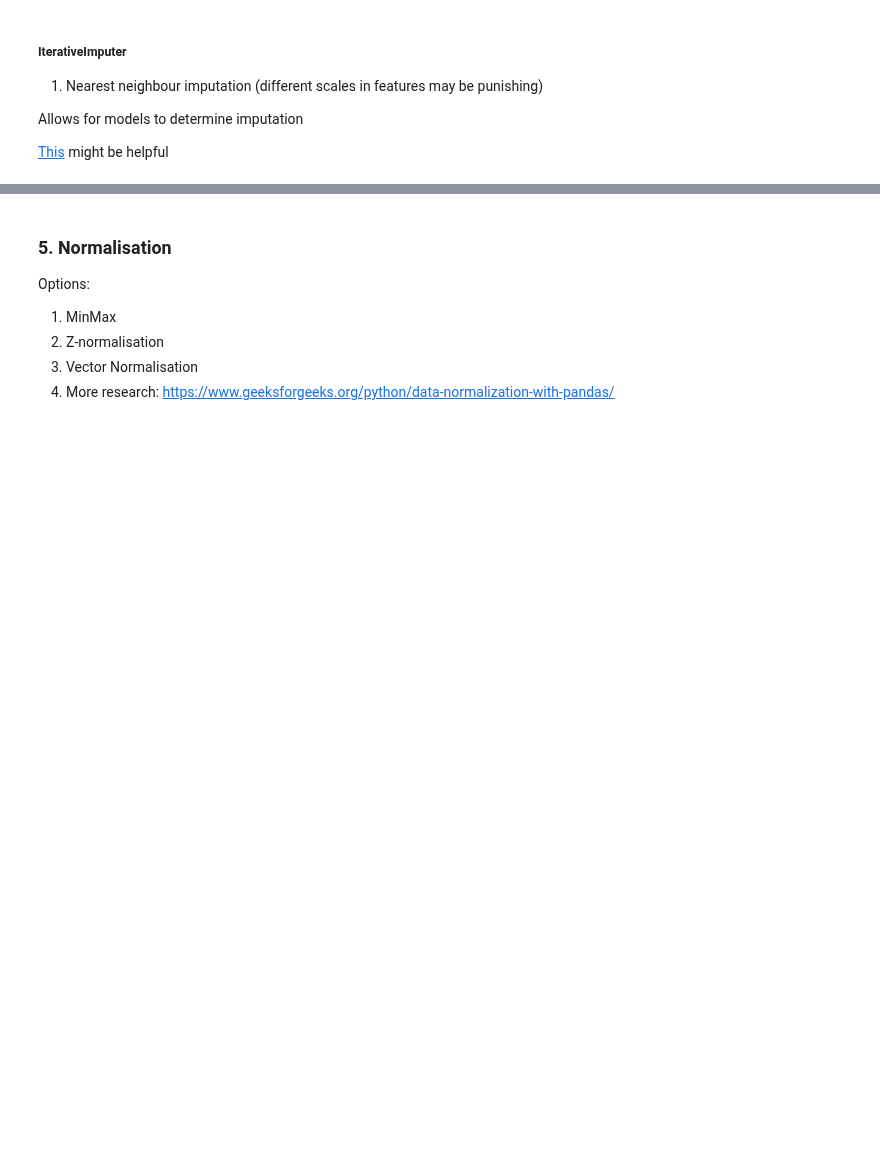
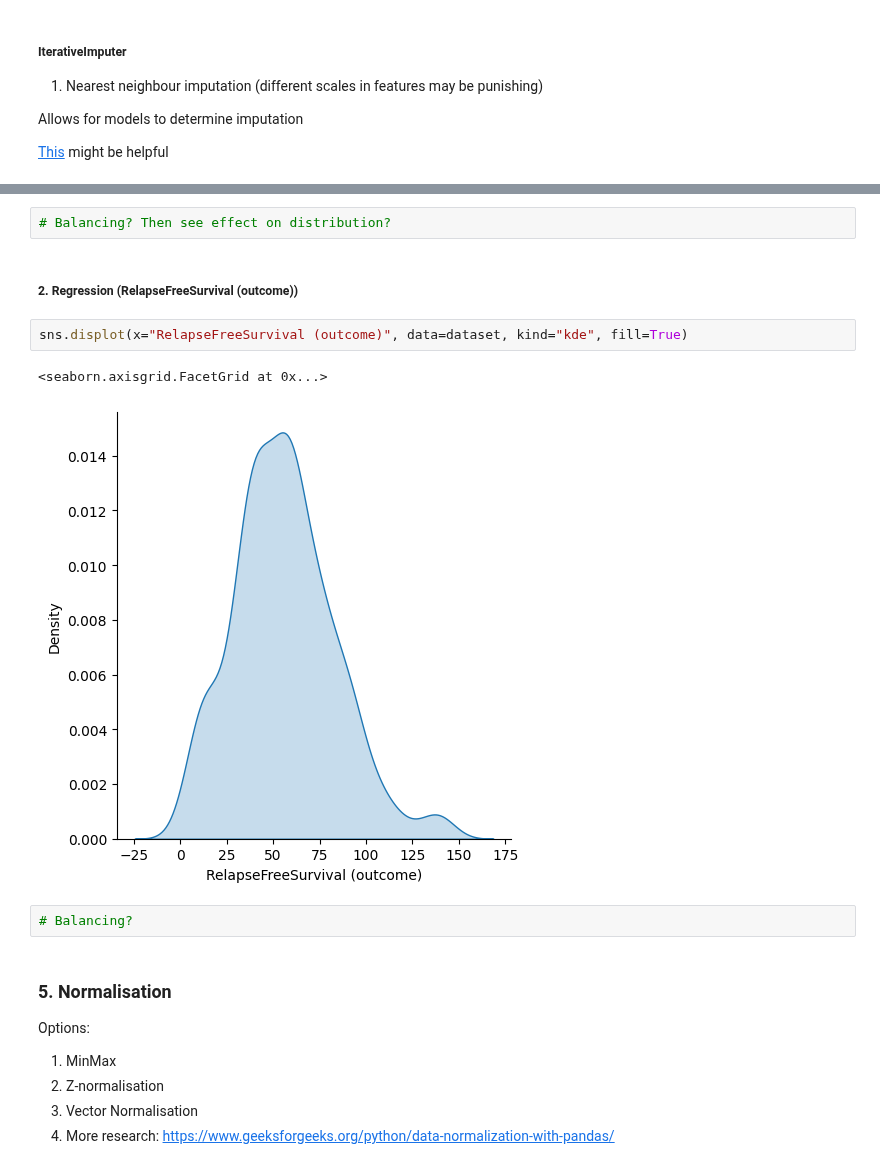
Before and after one commit to glacial-drm/Supervised-Learners, a Jupyter notebook: CW2/DataPreProcessing.ipynb, the cells around one changed output, grey strips where cells are left out. Saved outputs shown, nothing was run; the diff lists cells and outputs as text; blank space fills up the shorter version.

```diff
--- a/CW2/DataPreProcessing.ipynb
+++ b/CW2/DataPreProcessing.ipynb
@@ -252,3 +428,14 @@ https://www.geeksforgeeks.org/machine-learning/data-preprocessing-machine-learni
+# %%
+# Balancing? Then see effect on distribution?
+# %% [markdown]
+##### 2. Regression (RelapseFreeSurvival (outcome))
+# %%
+sns.displot(x="RelapseFreeSurvival (outcome)", data=dataset, kind="kde", fill=True)
+# %% [output]
+<seaborn.axisgrid.FacetGrid at 0x...>
+[figure, added]
+# %%
+# Balancing?
 # %% [markdown]
 ### 5. Normalisation
 Options:
```
Also changed, not shown: parts of 19 cells of this notebook, 1 other file.
